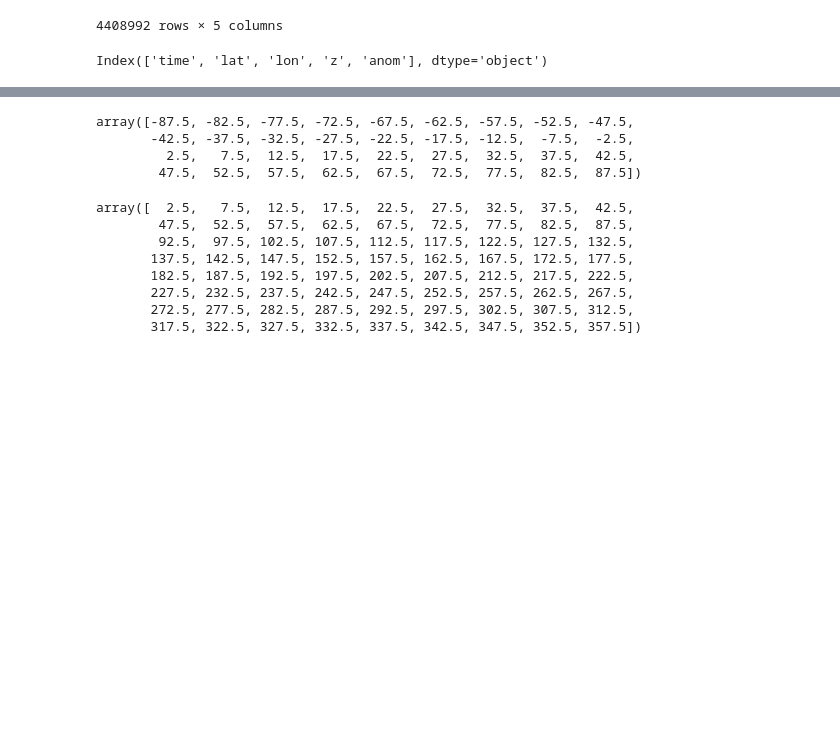
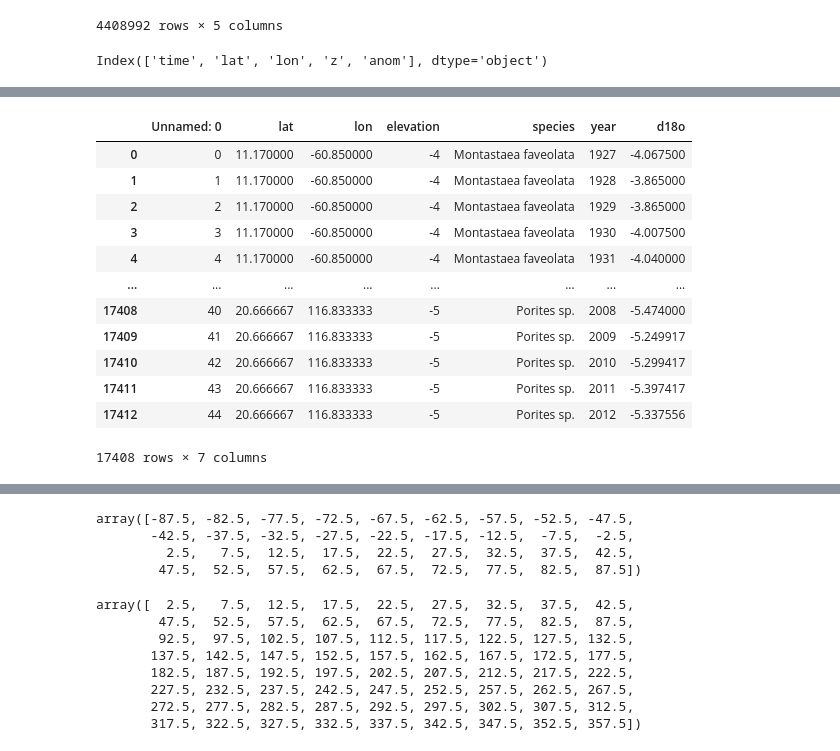
Before and after one commit to p-ai-org/p-climate, a Jupyter notebook: add_temp_coral.ipynb, the cells around one changed output, grey strips where cells are left out. Drawn from its saved outputs; the diff is of its cells as text; code cells hidden in the pictures; blank space fills up the shorter version.

```diff
--- a/add_temp_coral.ipynb
+++ b/add_temp_coral.ipynb
@@ -34 +59,17 @@ Index(['time', 'lat', 'lon', 'z', 'anom'], dtype='object')
+# %%
+coral_df
+# %% [output]
+|  | Unnamed: 0 | lat | lon | elevation | species | year | d18o |
+| 0 | 0 | 11.170000 | -60.850000 | -4 | Montastaea faveolata | 1927 | -4.067500 |
+| 1 | 1 | 11.170000 | -60.850000 | -4 | Montastaea faveolata | 1928 | -3.865000 |
+| 2 | 2 | 11.170000 | -60.850000 | -4 | Montastaea faveolata | 1929 | -3.865000 |
+| 3 | 3 | 11.170000 | -60.850000 | -4 | Montastaea faveolata | 1930 | -4.007500 |
+| 4 | 4 | 11.170000 | -60.850000 | -4 | Montastaea faveolata | 1931 | -4.040000 |
+| ... | ... | ... | ... | ... | ... | ... | ... |
+| 17408 | 40 | 20.666667 | 116.833333 | -5 | Porites sp. | 2008 | -5.474000 |
+| 17409 | 41 | 20.666667 | 116.833333 | -5 | Porites sp. | 2009 | -5.249917 |
+| 17410 | 42 | 20.666667 | 116.833333 | -5 | Porites sp. | 2010 | -5.299417 |
+| 17411 | 43 | 20.666667 | 116.833333 | -5 | Porites sp. | 2011 | -5.397417 |
+| 17412 | 44 | 20.666667 | 116.833333 | -5 | Porites sp. | 2012 | -5.337556 |
+17408 rows × 7 columns
 # %%
```
Also changed, not shown: parts of 15 cells of this notebook.
